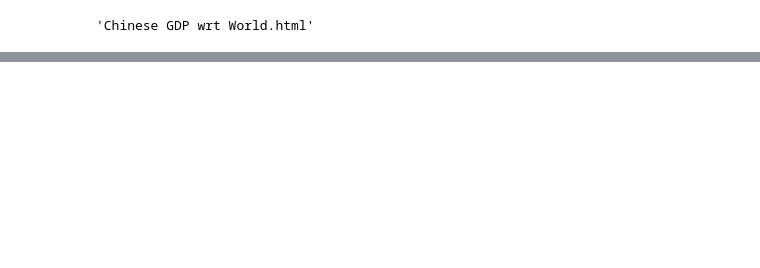
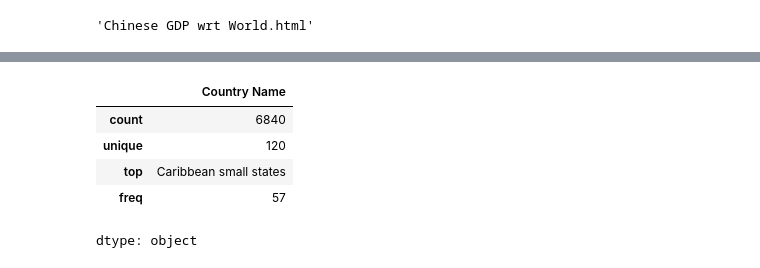
Before and after one commit to vaaaaaa/GDP-ANALYSIS, a Jupyter notebook: GDP_Analysis_Walkthrough.ipynb, the cells around one changed output, grey strips where cells are left out. Drawn from its saved outputs; the diff is of its cells as text; code cells hidden in the pictures; blank space fills up the shorter version.

```diff
--- a/GDP_Analysis_Walkthrough.ipynb
+++ b/GDP_Analysis_Walkthrough.ipynb
@@ -451,0 +452,4 @@ pyo.plot(fig,filename='Chinese GDP wrt World.html')
+# %%
+fig=px.line(df,x='Year',y='GDP_change',title='GDP_Growth_Globe',color='Country Name')
+fig.show()
+pyo.plot(fig,filename='GDP_Growth_Globe.html',auto_open=True)
@@ -451,0 +459,7 @@ pyo.plot(fig,filename='Chinese GDP wrt World.html')
+# %%
+os.mkdir('GDP_Growth_individual')
+for country_name in df['Country Name'].unique():
+  df_pr=df[df['Country Name']==country_name]
+
+  fig=px.line(df_pr,x='Year',y='GDP_change',title=country_name+' GDP Analysis')
+  pyo.plot(fig,filename=f'GDP_Growth{country_name}.html',auto_open=False)
@@ -451,0 +468,11 @@ pyo.plot(fig,filename='Chinese GDP wrt World.html')
+# %%
+dfs=[]
+for country_name in df['Country Name'].unique():
+  df_temp=df[df['Country Name']==country_name]
+  # dfs.append(df_temp)
+  # if(len(df_temp!=57)):
+  # print(country_name,len(df_temp))
+  if(len(df_temp)==57):
+    dfs.append(df_temp)
+
+df_temp=pd.concat(dfs)
@@ -451,0 +495,9 @@ pyo.plot(fig,filename='Chinese GDP wrt World.html')
+# %%
+df_temp['Country Name'].describe()
+# %% [output]
+|  | Country Name |
+| count | 6840 |
+| unique | 120 |
+| top | Caribbean small states |
+| freq | 57 |
+dtype: object
```
Also changed, not shown: parts of 20 cells of this notebook.
